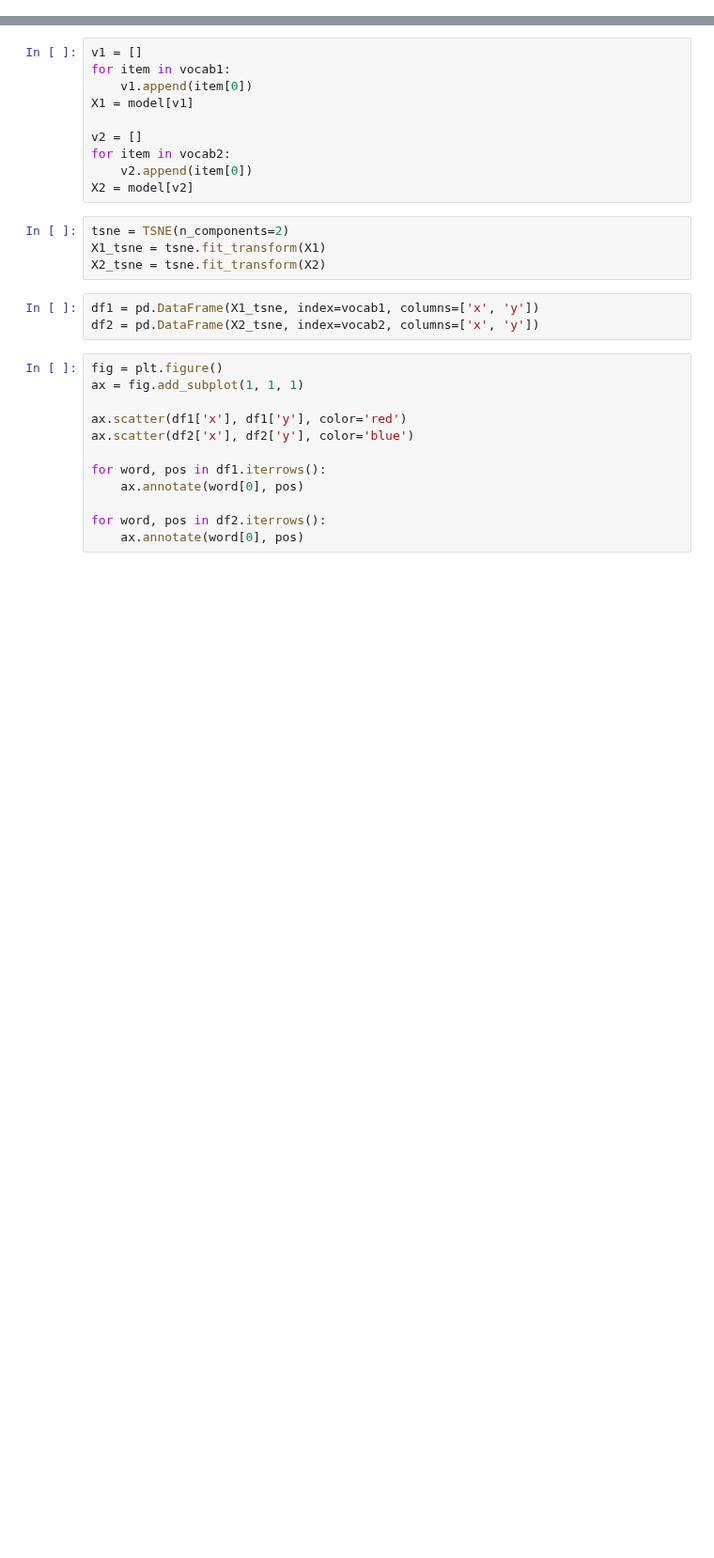
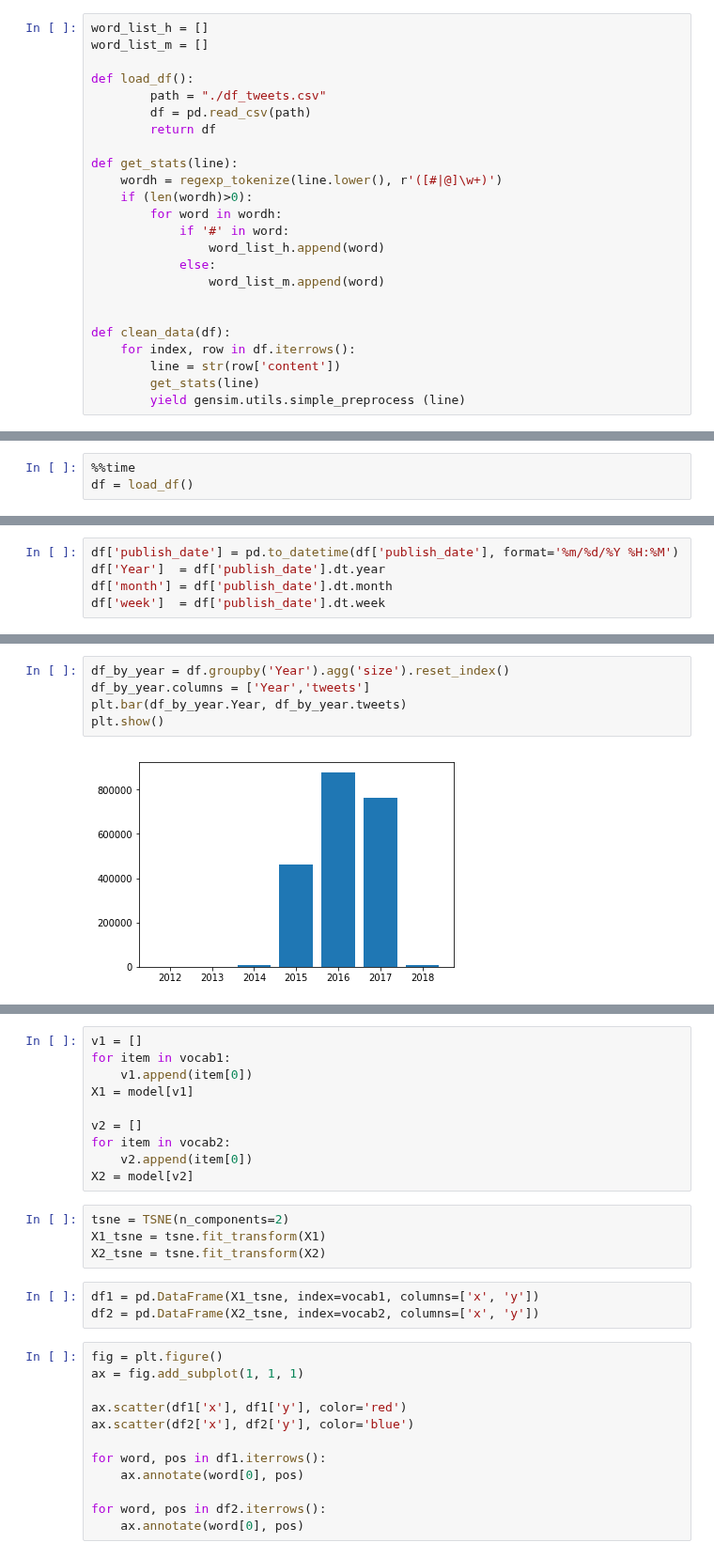
Before and after one commit to maliakber/algorithm-data-model-csc-501, a Jupyter notebook: source/assignment-4/Text3.ipynb, the cells around one changed output, grey strips where cells are left out. Shown at 94% size. Drawn from its saved outputs; the diff is of its cells as text; blank space fills up the shorter version.

```diff
--- a/source/assignment-4/Text3.ipynb
+++ b/source/assignment-4/Text3.ipynb
@@ -44,3 +51,27 @@ def load_lines():
                     else:
                         word_list_m.append(word)
             yield gensim.utils.simple_preprocess (line)
+# %%
+word_list_h = []
+word_list_m = []
+
+def load_df():
+        path = "./df_tweets.csv"
+        df = pd.read_csv(path)
+        return df
+
+def get_stats(line):
+    wordh = regexp_tokenize(line.lower(), r'([#|@]\w+)')
+    if (len(wordh)>0):
+        for word in wordh:
+            if '#' in word:
+                word_list_h.append(word)
+            else:
+                word_list_m.append(word)
+
+
+def clean_data(df):
+    for index, row in df.iterrows():
+        line = str(row['content'])
+        get_stats(line)
+        yield gensim.utils.simple_preprocess (line)
@@ -46,0 +80,3 @@ def load_lines():
+# %%
+%%time
+df = load_df()
@@ -79,0 +142,5 @@ plt.xticks(rotation=60)
+# %%
+df['publish_date'] = pd.to_datetime(df['publish_date'], format='%m/%d/%Y %H:%M')
+df['Year']  = df['publish_date'].dt.year
+df['month'] = df['publish_date'].dt.month
+df['week']  = df['publish_date'].dt.week
@@ -79,0 +156,7 @@ plt.xticks(rotation=60)
+# %%
+df_by_year = df.groupby('Year').agg('size').reset_index()
+df_by_year.columns = ['Year','tweets']
+plt.bar(df_by_year.Year, df_by_year.tweets)
+plt.show()
+# %% [output]
+[figure, added]
```
Also changed, not shown: parts of 41 cells of this notebook.
